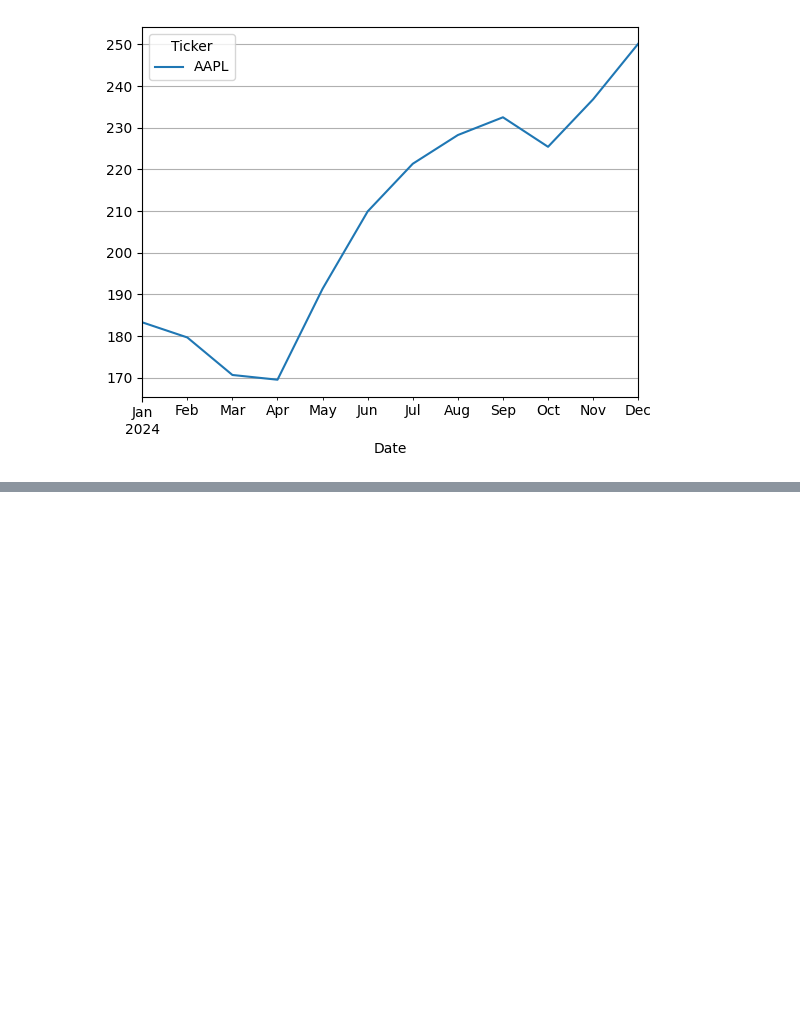
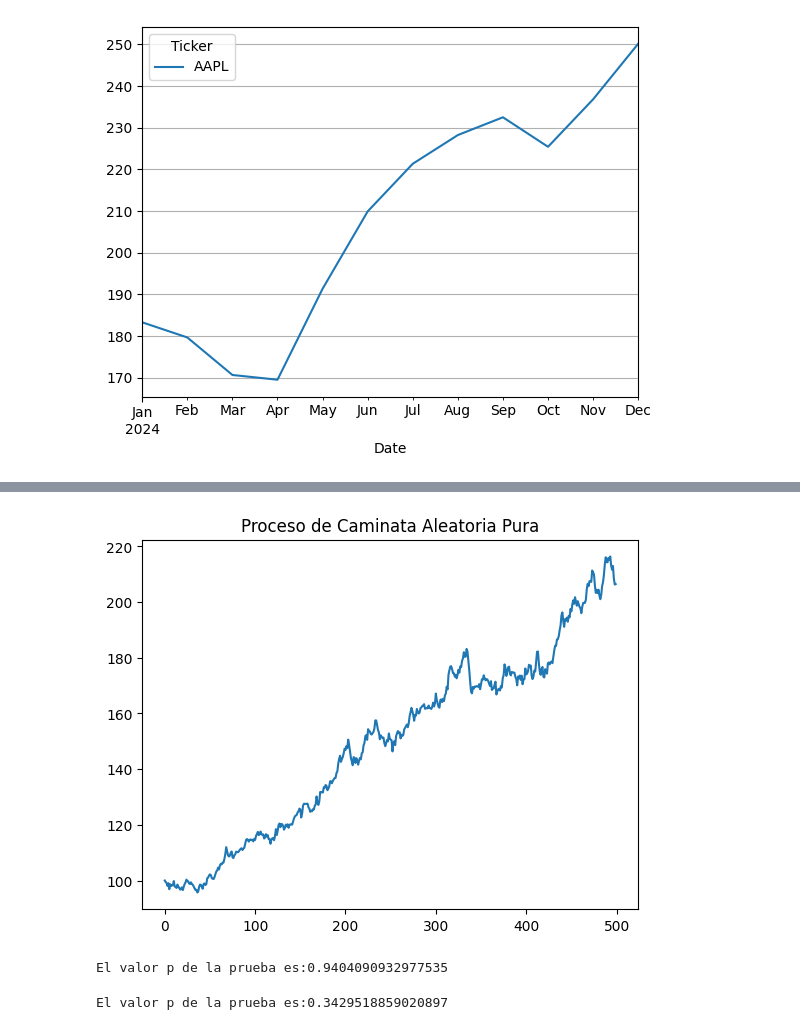
Before and after one commit to katiemackness/time-series-analysis, a Jupyter notebook: practica-es.ipynb, the cells around one changed output, grey strips where cells are left out. Drawn from its saved outputs; the diff is of its cells as text; code cells hidden in the pictures; blank space fills up the shorter version.

```diff
--- a/practica-es.ipynb
+++ b/practica-es.ipynb
@@ -167,0 +316,31 @@ rend_apple_microsoft.dropna()
+# %%
+# Prueba de caminata aleatoria
+# H0: Se tiene un proceso de caminata aleatoria
+# Ha: No se tiene un proceso de caminata aleatoria
+
+from statsmodels.tsa.stattools import adfuller
+import numpy as np
+
+# Generación de 500 pasos aleatorios
+np.random.seed(1)
+steps = np.random.normal(loc=0.001, scale=0.01, size=500)+1
+# %%
+steps[0] = 1
+P = 100 * np.cumprod(steps)
+# %%
+plt.plot(P)
+plt.title("Proceso de Caminata Aleatoria Pura")
+plt.show()
+# %% [output]
+[figure, added]
+# %%
+resultado = adfuller(P)
+print("El valor p de la prueba es:" + str(resultado[1]))
+# %% [output]
+El valor p de la prueba es:0.9404090932977535
+# %%
+# Prueba Dickey-Fuller para los precios de APPLE
+resultado = adfuller(apple)
+print("El valor p de la prueba es:" + str(resultado[1]))
+# %% [output]
+El valor p de la prueba es:0.3429518859020897
```
Also changed, not shown: parts of 24 cells of this notebook.
